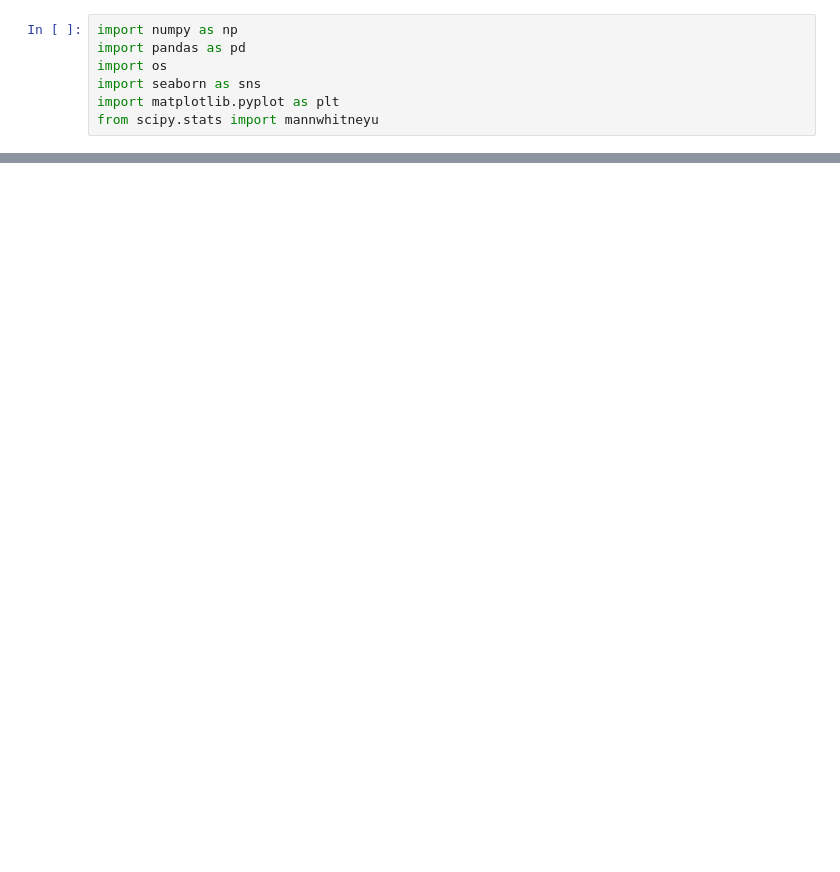
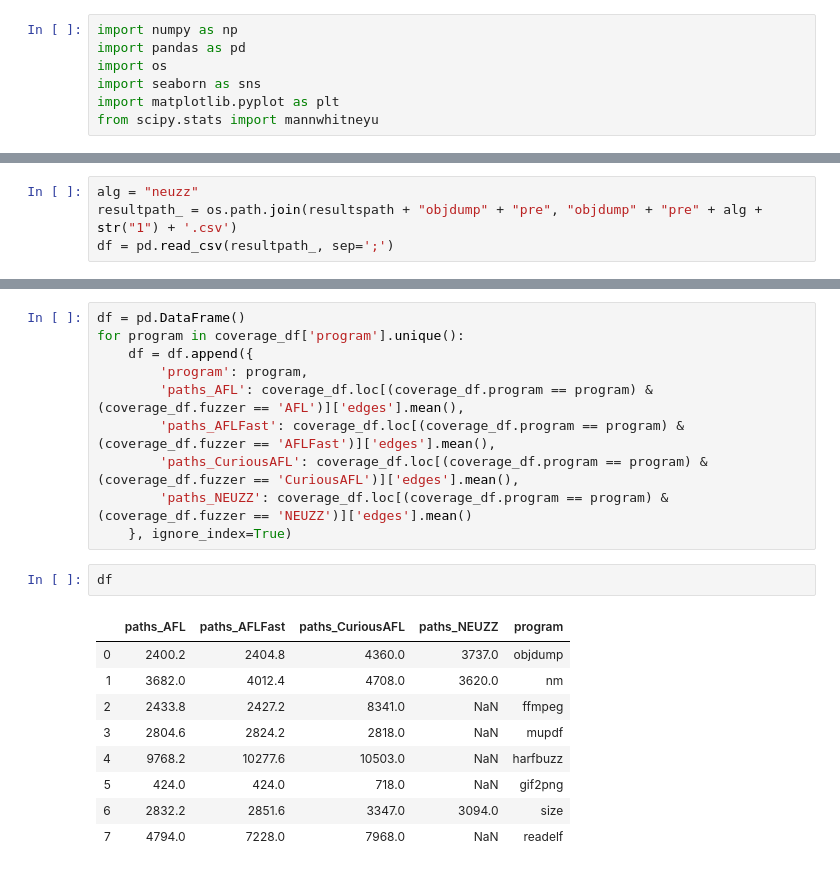
Before and after one commit to ackdav/CuriousAFL, a Jupyter notebook: Notebooks/Evaluation_RawCoverage.ipynb, the cells around one changed output, grey strips where cells are left out. Cells and saved outputs as stored; diff of their text form; blank space fills up the shorter version.

```diff
--- a/Notebooks/Evaluation_RawCoverage.ipynb
+++ b/Notebooks/Evaluation_RawCoverage.ipynb
@@ -79,0 +60,4 @@ resultspath = '../results/raw_coverage/'
+# %%
+alg = "neuzz"
+resultpath_ = os.path.join(resultspath + "objdump" + "pre", "objdump" + "pre" + alg + str("1") + '.csv')
+df = pd.read_csv(resultpath_, sep=';')
@@ -136,0 +158,22 @@ Curious file not available: readelf trial: 2
+# %%
+df = pd.DataFrame()
+for program in coverage_df['program'].unique():
+    df = df.append({
+        'program': program,
+        'paths_AFL': coverage_df.loc[(coverage_df.program == program) & (coverage_df.fuzzer == 'AFL')]['edges'].mean(),
+        'paths_AFLFast': coverage_df.loc[(coverage_df.program == program) & (coverage_df.fuzzer == 'AFLFast')]['edges'].mean(),
+        'paths_CuriousAFL': coverage_df.loc[(coverage_df.program == program) & (coverage_df.fuzzer == 'CuriousAFL')]['edges'].mean(),
+        'paths_NEUZZ': coverage_df.loc[(coverage_df.program == program) & (coverage_df.fuzzer == 'NEUZZ')]['edges'].mean()
+    }, ignore_index=True)
+# %%
+df
+# %% [output]
+|  | paths_AFL | paths_AFLFast | paths_CuriousAFL | paths_NEUZZ | program |
+| 0 | 2400.2 | 2404.8 | 4360.0 | 3737.0 | objdump |
+| 1 | 3682.0 | 4012.4 | 4708.0 | 3620.0 | nm |
+| 2 | 2433.8 | 2427.2 | 8341.0 | NaN | ffmpeg |
+| 3 | 2804.6 | 2824.2 | 2818.0 | NaN | mupdf |
+| 4 | 9768.2 | 10277.6 | 10503.0 | NaN | harfbuzz |
+| 5 | 424.0 | 424.0 | 718.0 | NaN | gif2png |
+| 6 | 2832.2 | 2851.6 | 3347.0 | 3094.0 | size |
+| 7 | 4794.0 | 7228.0 | 7968.0 | NaN | readelf |
```
Also changed, not shown: parts of 9 cells of this notebook, 2 other files.
